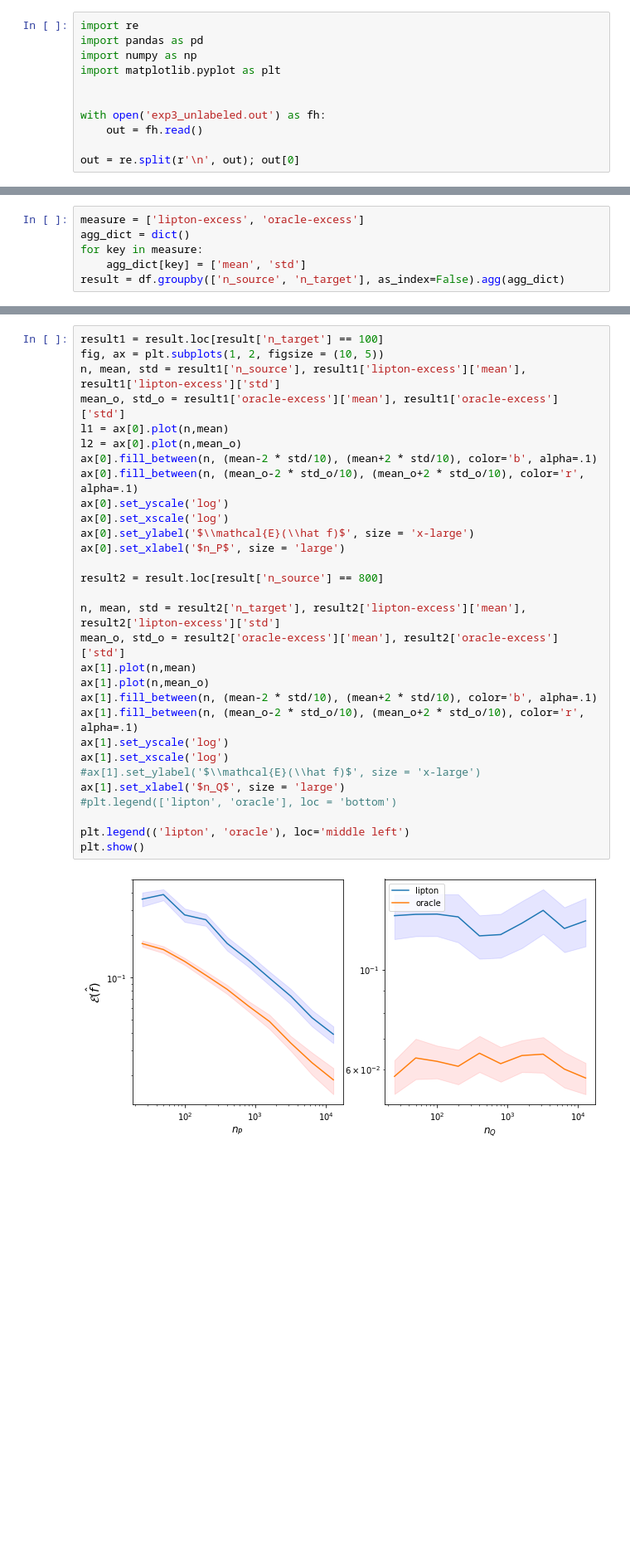
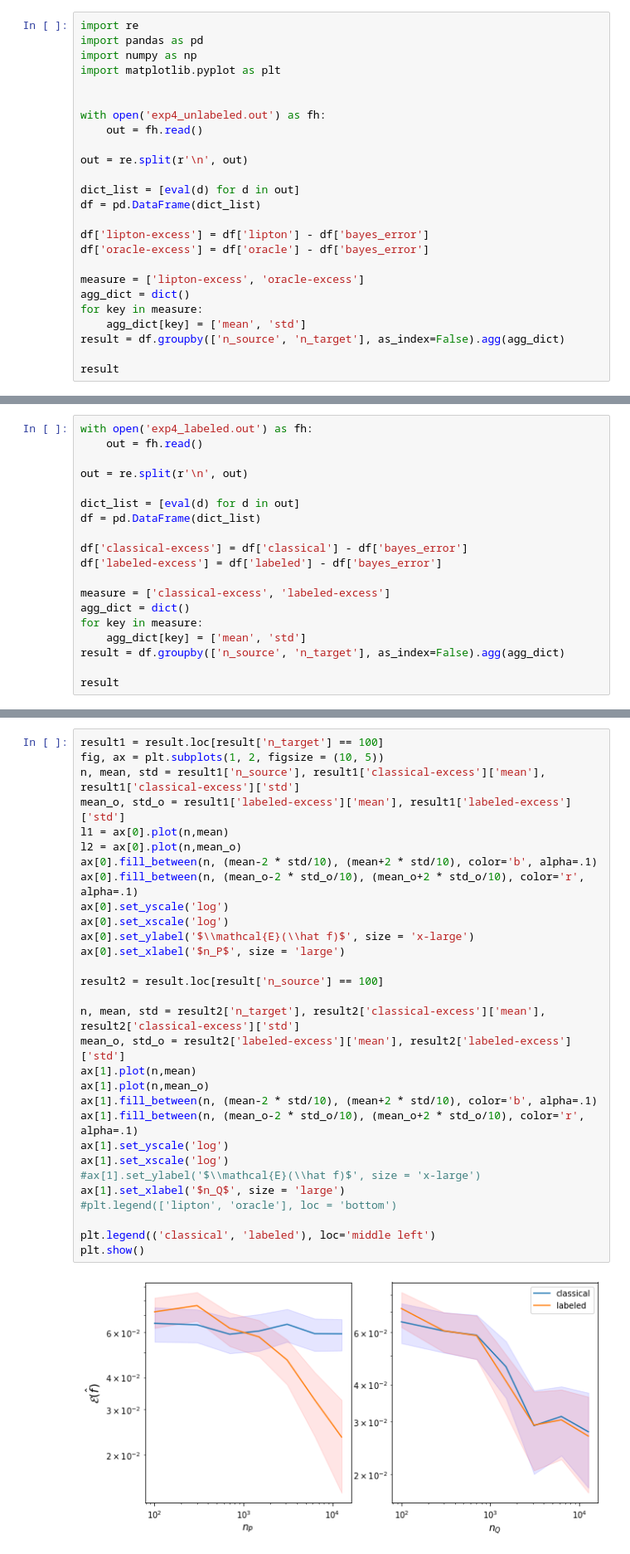
Before and after one commit to smaityumich/label-shift, a Jupyter notebook: plots.ipynb, the cells around one changed output, grey strips where cells are left out. Shown at 83% size. Drawn from its saved outputs; the diff is of its cells as text; blank space fills up the shorter version.

```diff
--- a/plots.ipynb
+++ b/plots.ipynb
@@ -5,8 +5,22 @@ import numpy as np
 import matplotlib.pyplot as plt
 
 
-with open('exp3_unlabeled.out') as fh:
+with open('exp4_unlabeled.out') as fh:
     out = fh.read()
 
-out = re.split(r'\n', out); out[0]
+out = re.split(r'\n', out)
+
+dict_list = [eval(d) for d in out]
+df = pd.DataFrame(dict_list)
+
+df['lipton-excess'] = df['lipton'] - df['bayes_error']
+df['oracle-excess'] = df['oracle'] - df['bayes_error']
+
+measure = ['lipton-excess', 'oracle-excess']
+agg_dict = dict()
+for key in measure:
+    agg_dict[key] = ['mean', 'std']
+result = df.groupby(['n_source', 'n_target'], as_index=False).agg(agg_dict)
+
+result
 # %% [output]
@@ -39,6 +77,19 @@ df
 # %%
-measure = ['lipton-excess', 'oracle-excess']
+with open('exp4_labeled.out') as fh:
+    out = fh.read()
+
+out = re.split(r'\n', out)
+
+dict_list = [eval(d) for d in out]
+df = pd.DataFrame(dict_list)
+
+df['classical-excess'] = df['classical'] - df['bayes_error']
+df['labeled-excess'] = df['labeled'] - df['bayes_error']
+
+measure = ['classical-excess', 'labeled-excess']
 agg_dict = dict()
 for key in measure:
     agg_dict[key] = ['mean', 'std']
 result = df.groupby(['n_source', 'n_target'], as_index=False).agg(agg_dict)
+
+result
@@ -66,32 +112,32 @@ result
 # %%
 result1 = result.loc[result['n_target'] == 100]
 fig, ax = plt.subplots(1, 2, figsize = (10, 5))
-n, mean, std = result1['n_source'], result1['lipton-excess']['mean'], result1['lipton-excess']['std']
-mean_o, std_o = result1['oracle-excess']['mean'], result1['oracle-excess']['std']
+n, mean, std = result1['n_source'], result1['classical-excess']['mean'], result1['classical-excess']['std']
+mean_o, std_o = result1['labeled-excess']['mean'], result1['labeled-excess']['std']
 l1 = ax[0].plot(n,mean)
 l2 = ax[0].plot(n,mean_o)
 ax[0].fill_between(n, (mean-2 * std/10), (mean+2 * std/10), color='b', alpha=.1)
 ax[0].fill_between(n, (mean_o-2 * std_o/10), (mean_o+2 * std_o/10), color='r', alpha=.1)
 ax[0].set_yscale('log')
 ax[0].set_xscale('log')
 ax[0].set_ylabel('$\\mathcal{E}(\\hat f)$', size = 'x-large')
 ax[0].set_xlabel('$n_P$', size = 'large')
 
-result2 = result.loc[result['n_source'] == 800]
+result2 = result.loc[result['n_source'] == 100]
 
-n, mean, std = result2['n_target'], result2['lipton-excess']['mean'], result2['lipton-excess']['std']
-mean_o, std_o = result2['oracle-excess']['mean'], result2['oracle-excess']['std']
+n, mean, std = result2['n_target'], result2['classical-excess']['mean'], result2['classical-excess']['std']
+mean_o, std_o = result2['labeled-excess']['mean'], result2['labeled-excess']['std']
 ax[1].plot(n,mean)
 ax[1].plot(n,mean_o)
 ax[1].fill_between(n, (mean-2 * std/10), (mean+2 * std/10), color='b', alpha=.1)
 ax[1].fill_between(n, (mean_o-2 * std_o/10), (mean_o+2 * std_o/10), color='r', alpha=.1)
 ax[1].set_yscale('log')
 ax[1].set_xscale('log')
 #ax[1].set_ylabel('$\\mathcal{E}(\\hat f)$', size = 'x-large')
 ax[1].set_xlabel('$n_Q$', size = 'large')
 #plt.legend(['lipton', 'oracle'], loc = 'bottom')
 
-plt.legend(('lipton', 'oracle'), loc='middle left')
+plt.legend(('classical', 'labeled'), loc='middle left')
 plt.show()
 # %% [output]
-[figure, old version]
+[figure, new version]
```
Also changed, not shown: parts of 7 cells of this notebook, 5 other files.
